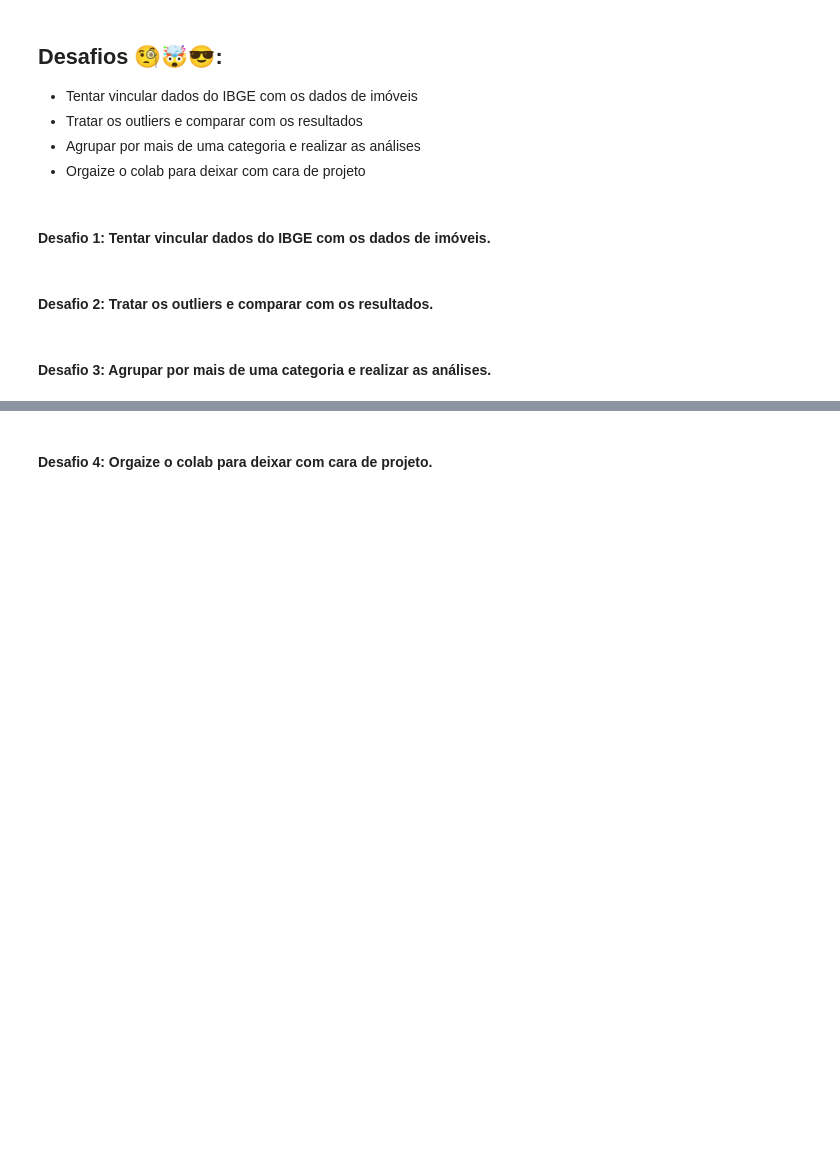
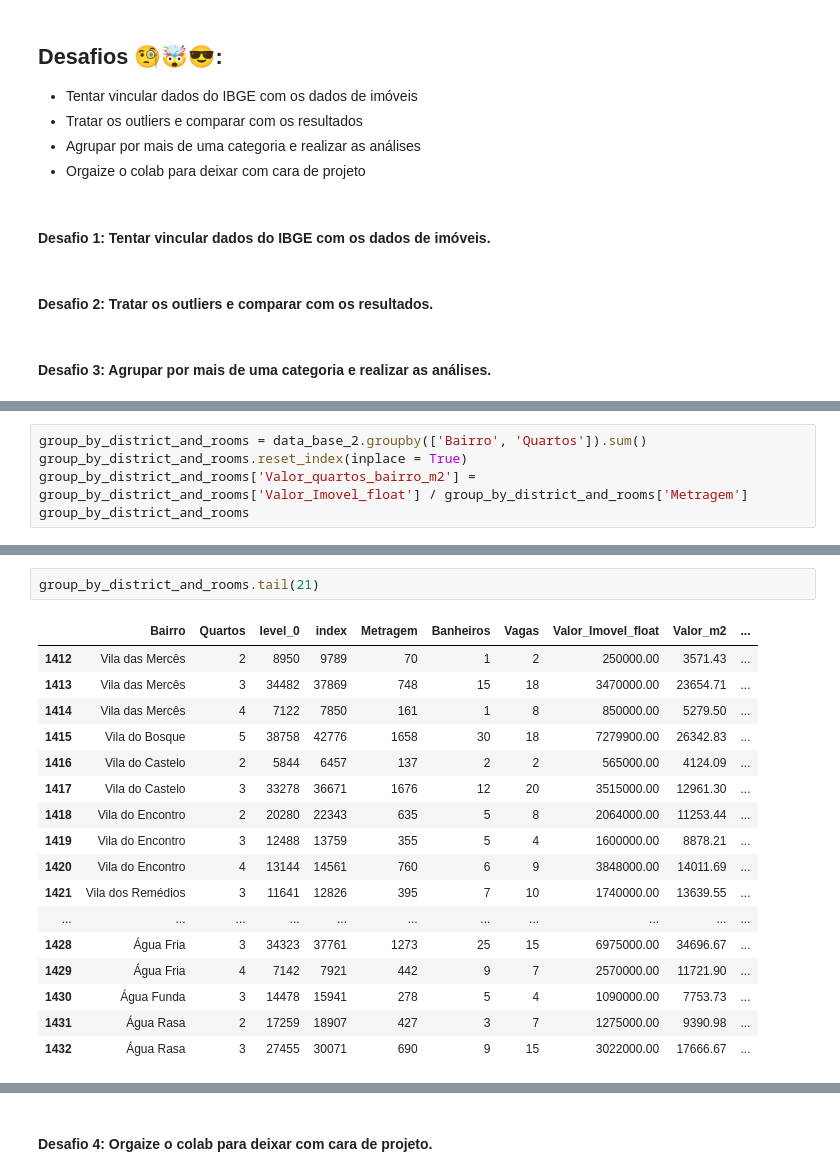
Before and after one commit to AlissonAnjos21/imersao_dados_alura, a Jupyter notebook: Aula_03_Imersão_de_Dados_04_Pesquisa_de_Imóveis_em_São_Paulo.ipynb, the cells around one changed output, grey strips where cells are left out. Cells and saved outputs as stored; diff of their text form; blank space fills up the shorter version.

```diff
--- a/Aula_03_Imersão_de_Dados_04_Pesquisa_de_Imóveis_em_São_Paulo.ipynb
+++ b/Aula_03_Imersão_de_Dados_04_Pesquisa_de_Imóveis_em_São_Paulo.ipynb
@@ -324,0 +415,5 @@ ibge_data
+# %%
+group_by_district_and_rooms = data_base_2.groupby(['Bairro', 'Quartos']).sum()
+group_by_district_and_rooms.reset_index(inplace = True)
+group_by_district_and_rooms['Valor_quartos_bairro_m2'] = group_by_district_and_rooms['Valor_Imovel_float'] / group_by_district_and_rooms['Metragem']
+group_by_district_and_rooms
@@ -324,0 +434,20 @@ ibge_data
+# %%
+group_by_district_and_rooms.tail(21)
+# %% [output]
+|  | Bairro | Quartos | level_0 | index | Metragem | Banheiros | Vagas | Valor_Imovel_float | Valor_m2 | ... |
+| 1412 | Vila das Mercês | 2 | 8950 | 9789 | 70 | 1 | 2 | 250000.00 | 3571.43 | ... |
+| 1413 | Vila das Mercês | 3 | 34482 | 37869 | 748 | 15 | 18 | 3470000.00 | 23654.71 | ... |
+| 1414 | Vila das Mercês | 4 | 7122 | 7850 | 161 | 1 | 8 | 850000.00 | 5279.50 | ... |
+| 1415 | Vila do Bosque | 5 | 38758 | 42776 | 1658 | 30 | 18 | 7279900.00 | 26342.83 | ... |
+| 1416 | Vila do Castelo | 2 | 5844 | 6457 | 137 | 2 | 2 | 565000.00 | 4124.09 | ... |
+| 1417 | Vila do Castelo | 3 | 33278 | 36671 | 1676 | 12 | 20 | 3515000.00 | 12961.30 | ... |
+| 1418 | Vila do Encontro | 2 | 20280 | 22343 | 635 | 5 | 8 | 2064000.00 | 11253.44 | ... |
+| 1419 | Vila do Encontro | 3 | 12488 | 13759 | 355 | 5 | 4 | 1600000.00 | 8878.21 | ... |
+| 1420 | Vila do Encontro | 4 | 13144 | 14561 | 760 | 6 | 9 | 3848000.00 | 14011.69 | ... |
+| 1421 | Vila dos Remédios | 3 | 11641 | 12826 | 395 | 7 | 10 | 1740000.00 | 13639.55 | ... |
+| ... | ... | ... | ... | ... | ... | ... | ... | ... | ... | ... |
+| 1428 | Água Fria | 3 | 34323 | 37761 | 1273 | 25 | 15 | 6975000.00 | 34696.67 | ... |
+| 1429 | Água Fria | 4 | 7142 | 7921 | 442 | 9 | 7 | 2570000.00 | 11721.90 | ... |
+| 1430 | Água Funda | 3 | 14478 | 15941 | 278 | 5 | 4 | 1090000.00 | 7753.73 | ... |
+| 1431 | Água Rasa | 2 | 17259 | 18907 | 427 | 3 | 7 | 1275000.00 | 9390.98 | ... |
+| 1432 | Água Rasa | 3 | 27455 | 30071 | 690 | 9 | 15 | 3022000.00 | 17666.67 | ... |
```
Also changed, not shown: parts of 13 cells of this notebook.
